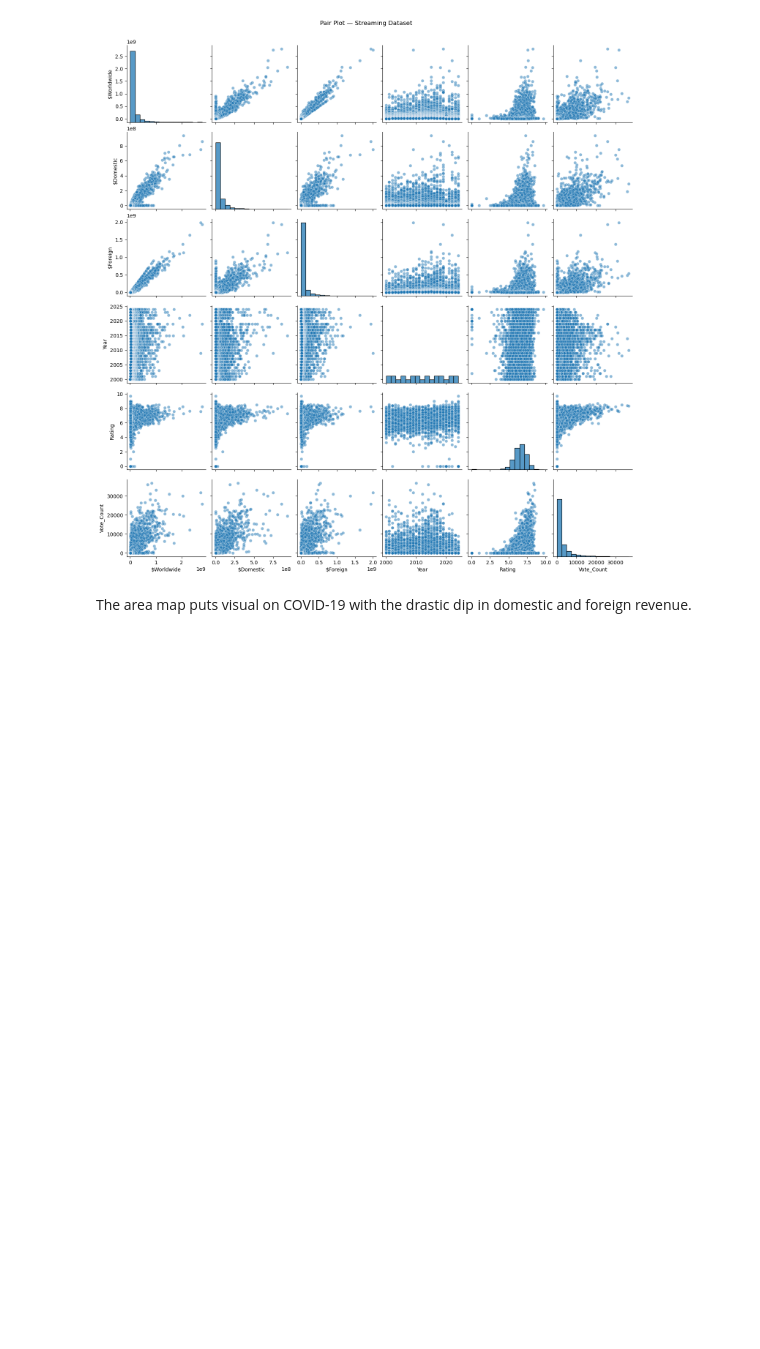
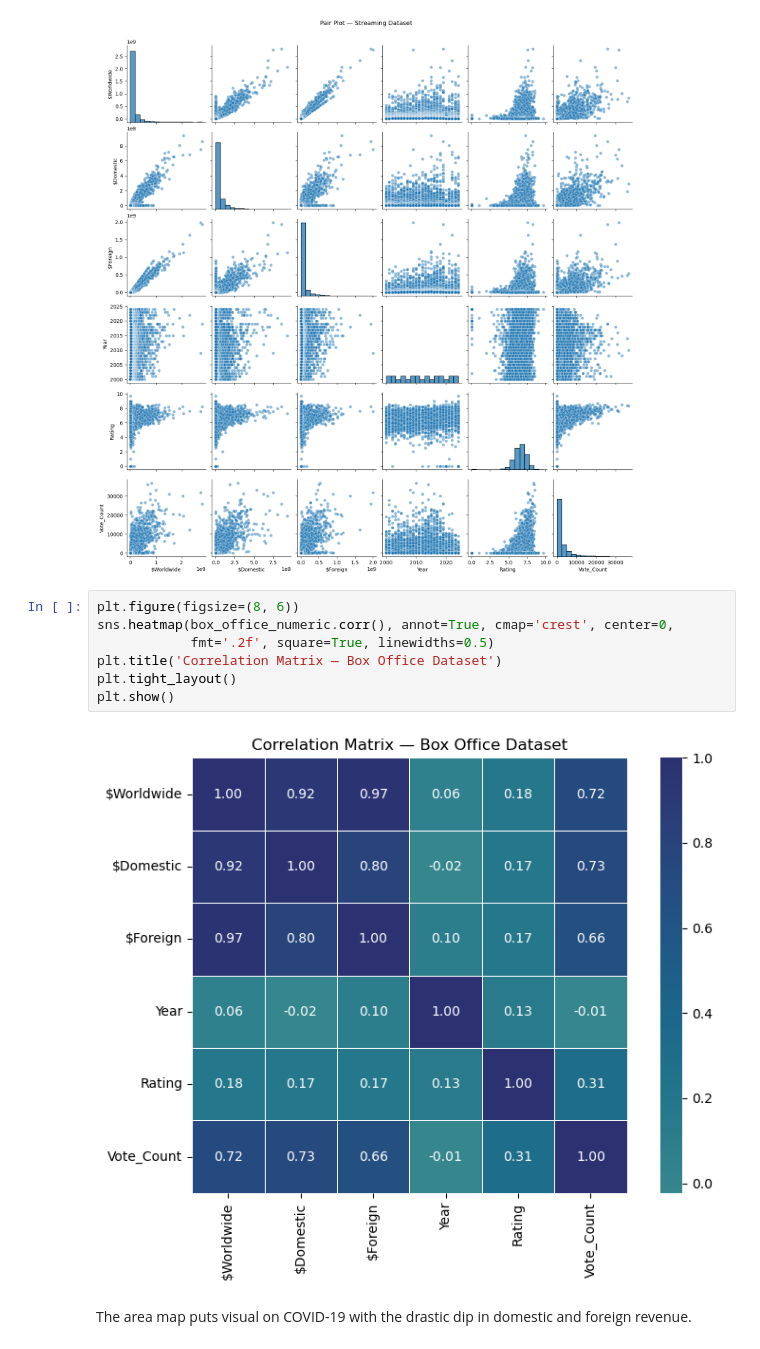
Before and after one commit to keshleem/dx699-summerai-homework6, a Jupyter notebook: OMDS-ModB2-Week6-Martin-Keshia-Lee.ipynb, the cells around one changed output. Cells and saved outputs as stored; diff of their text form; blank space fills up the shorter version.

```diff
--- a/OMDS-ModB2-Week6-Martin-Keshia-Lee.ipynb
+++ b/OMDS-ModB2-Week6-Martin-Keshia-Lee.ipynb
@@ -293,6 +302,15 @@ plt.suptitle('Pair Plot — Streaming Dataset', y=1.02)
 plt.show()
 # %% [output]
 [figure]
+# %%
+plt.figure(figsize=(8, 6))
+sns.heatmap(box_office_numeric.corr(), annot=True, cmap='crest', center=0,
+            fmt='.2f', square=True, linewidths=0.5)
+plt.title('Correlation Matrix — Box Office Dataset')
+plt.tight_layout()
+plt.show()
+# %% [output]
+[figure, added]
 # %% [markdown]
 The area map puts visual on COVID-19 with the drastic dip in domestic and foreign revenue.
 # %%
```
Also changed, not shown: parts of 10 cells of this notebook.
